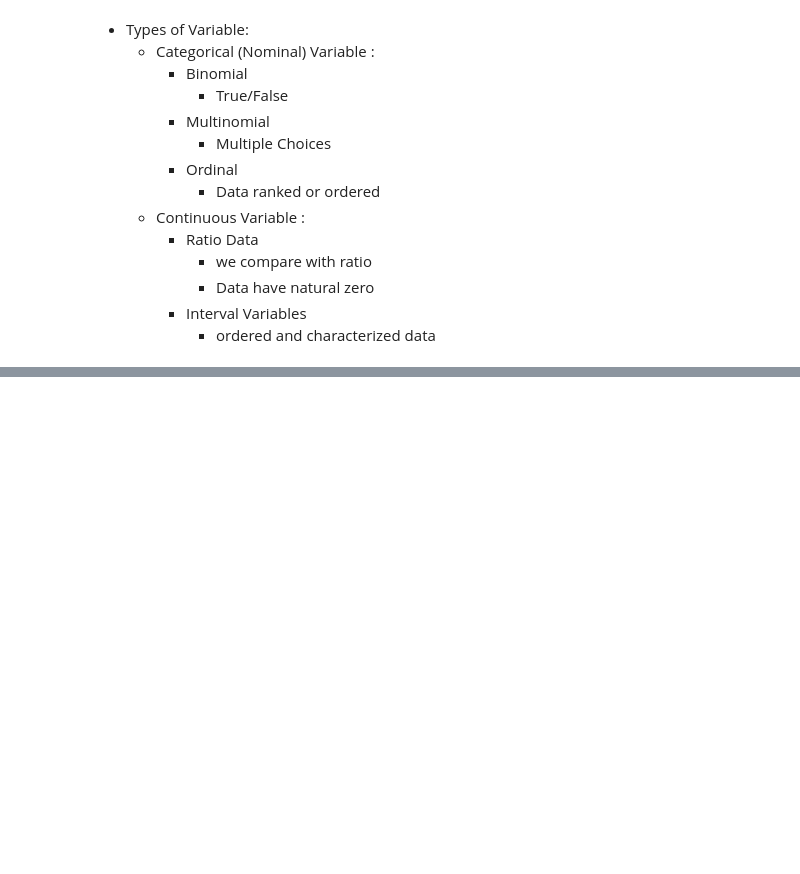
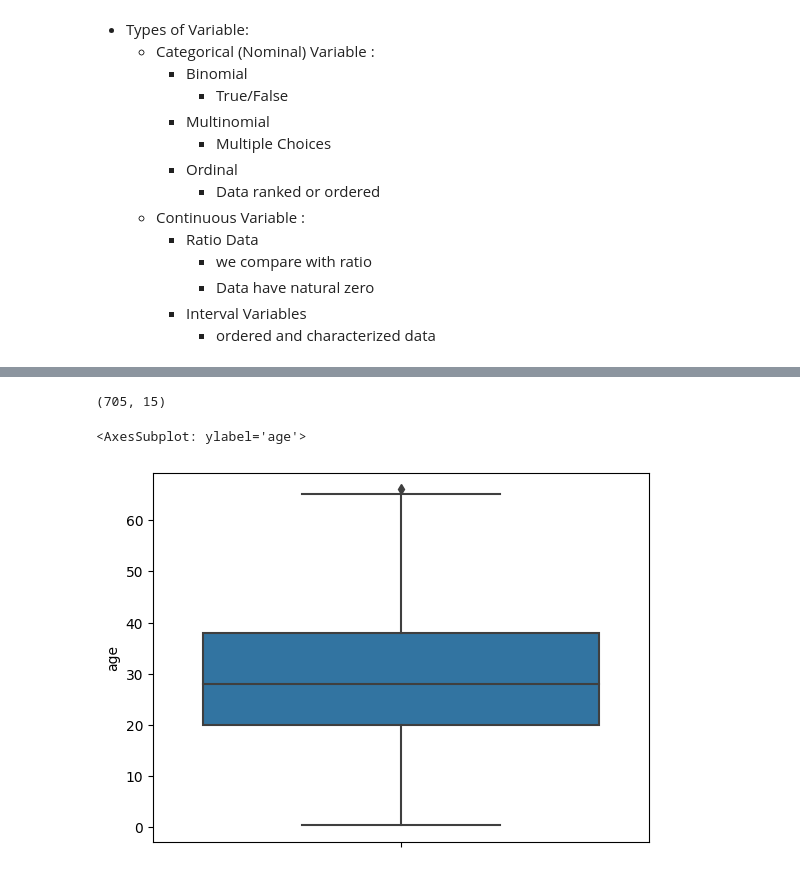
Before and after one commit to ashhad25/python-for-datascience, a Jupyter notebook: python_ka_chilla/pandas/statistic_week.ipynb, the cells around one changed output, grey strips where cells are left out. Cells and saved outputs as stored; diff of their text form; code cells hidden in the pictures; blank space fills up the shorter version.

```diff
--- a/python_ka_chilla/pandas/statistic_week.ipynb
+++ b/python_ka_chilla/pandas/statistic_week.ipynb
@@ -43,0 +312,2 @@
+# %%
+kashti_cleandata = kashti_cleandata[kashti_cleandata['age'] < 68]
@@ -43,0 +323,11 @@
+# %%
+# we have cleaned the rows that contained (age > 68)
+kashti_cleandata.shape
+# %% [output]
+(705, 15)
+# %%
+# outliers are removed in below graph
+sns.boxplot(y='age', data=kashti_cleandata)
+# %% [output]
+<AxesSubplot: ylabel='age'>
+[figure, added]
```
Also changed, not shown: parts of 54 cells of this notebook.
